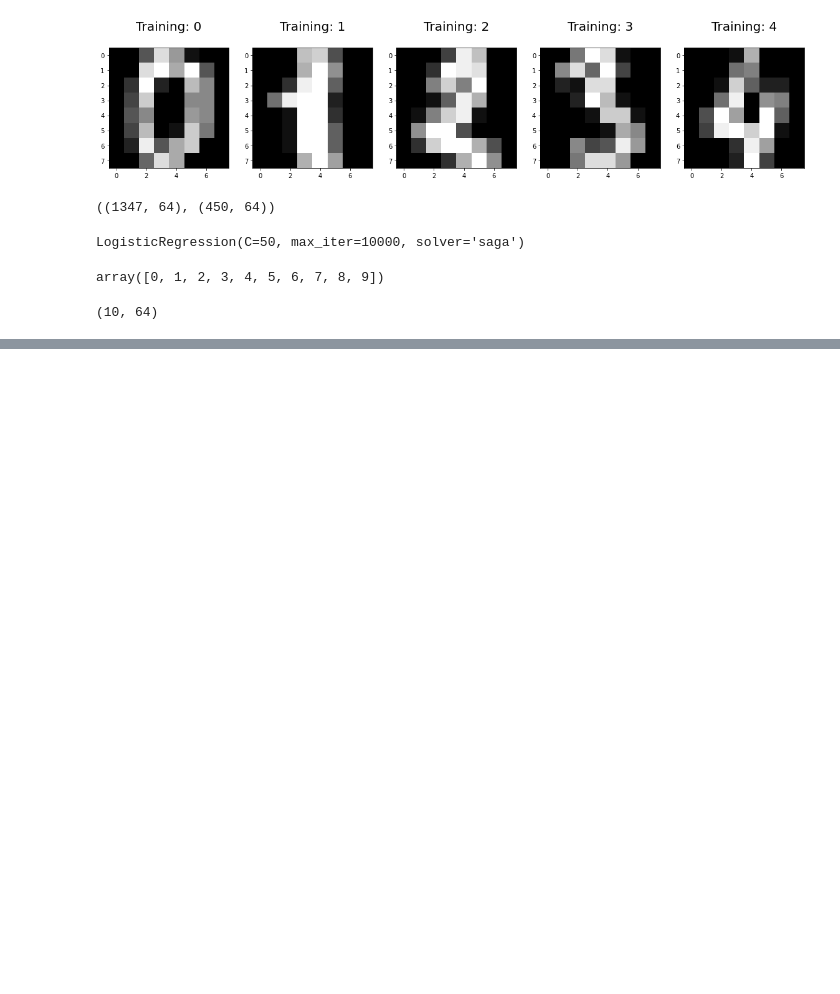
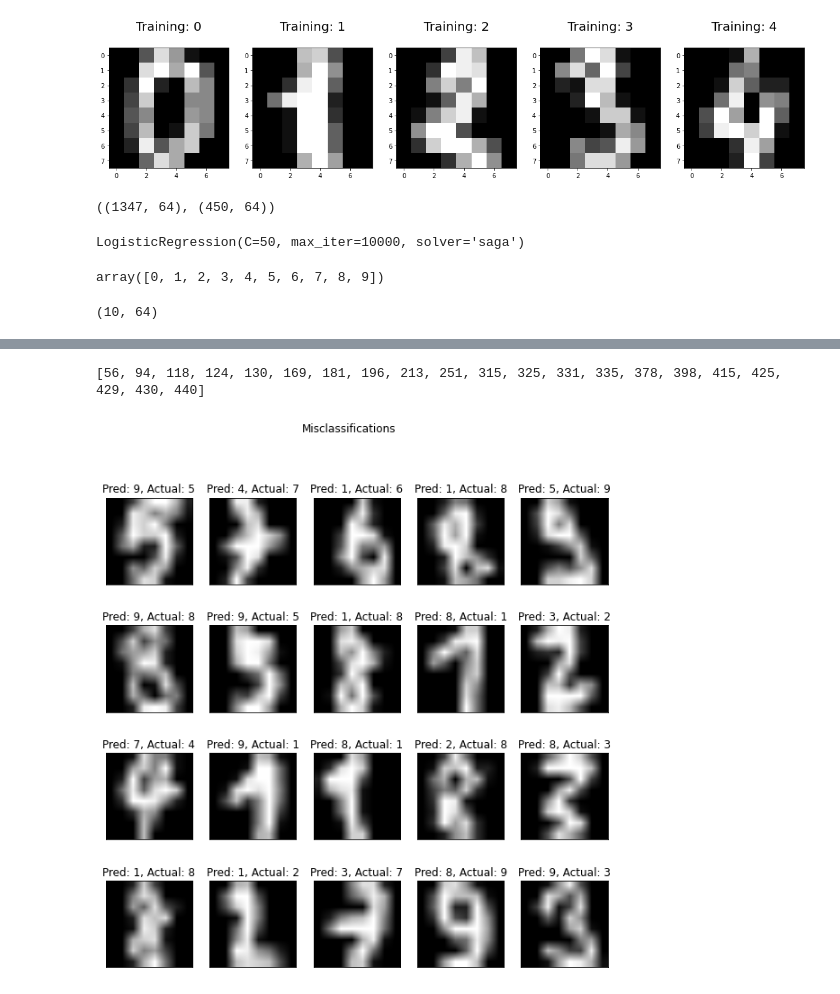
Before and after one commit to JacobAguirre9/HighDimensionalData, a Jupyter notebook: logistic regression MNIST data.ipynb, the cells around one changed output, grey strips where cells are left out. Saved outputs shown, nothing was run; the diff lists cells and outputs as text; code cells hidden in the pictures; blank space fills up the shorter version.

```diff
--- a/logistic regression MNIST data.ipynb
+++ b/logistic regression MNIST data.ipynb
@@ -105,0 +191,24 @@ clf.n_iter_[0]
+# %%
+# Now, let's focus on the digits which were misclassified!
+index = 0
+misclassified_images = []
+for label, predict in zip(y_test, PredictionAccuracy):
+    if label != predict:
+        misclassified_images.append(index)
+    index +=1
+print(misclassified_images)
+
+plt.figure(figsize=(10,10))
+plt.suptitle('Misclassifications');
+
+for plot_index, bad_index in enumerate(misclassified_images[0:20]):
+    p = plt.subplot(4,5, plot_index+1)
+
+    p.imshow(X_test[bad_index].reshape(8,8), cmap=plt.cm.gray,
+            interpolation='bilinear')
+    p.set_xticks(()); p.set_yticks(())
+
+    p.set_title(f'Pred: {PredictionAccuracy[bad_index]}, Actual: {y_test[bad_index]}');
+# %% [output]
+[56, 94, 118, 124, 130, 169, 181, 196, 213, 251, 315, 325, 331, 335, 378, 398, 415, 425, 429, 430, 440]
+[figure, added]
```
Also changed, not shown: parts of 12 cells of this notebook.
